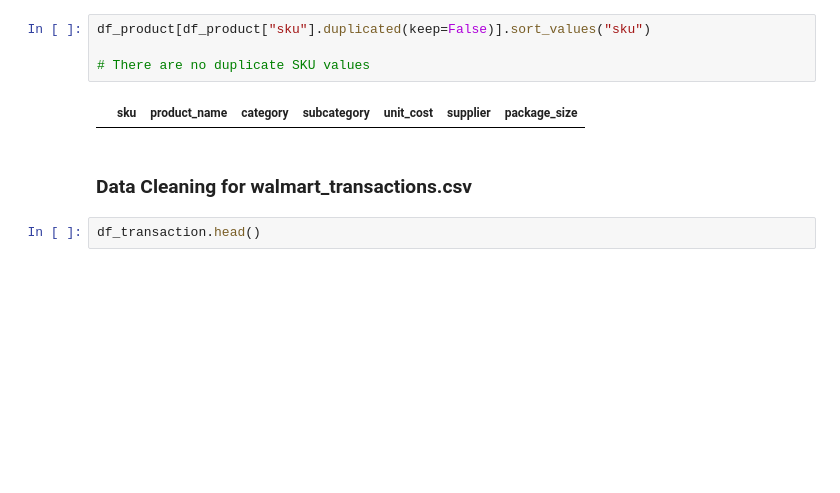
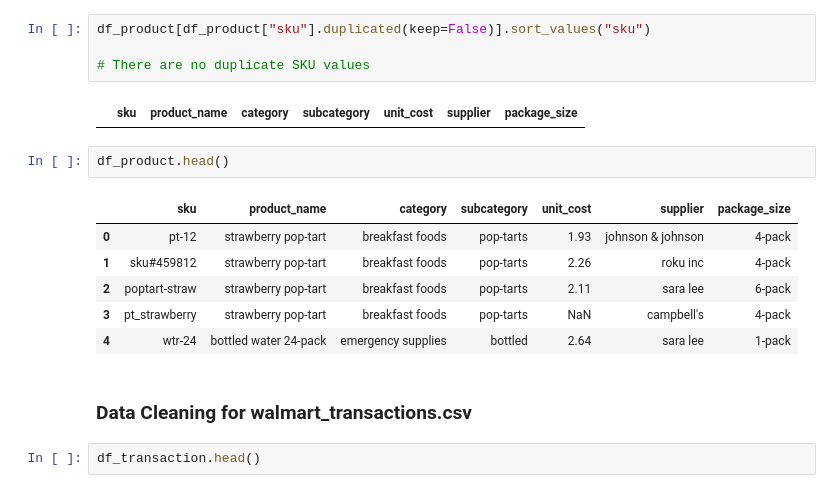
Before and after one commit to ekee7/walmart-hurricane-project, a Jupyter notebook: Walmart_Midterm_Notebook_(DS_2002).ipynb, the cells around one changed output. Cells and saved outputs as stored; diff of their text form; blank space fills up the shorter version.

```diff
--- a/Walmart_Midterm_Notebook_(DS_2002).ipynb
+++ b/Walmart_Midterm_Notebook_(DS_2002).ipynb
@@ -491,6 +522,15 @@ df_product[df_product["sku"].duplicated(keep=False)].sort_values("sku")
 # There are no duplicate SKU values
 # %% [output]
 |  | sku | product_name | category | subcategory | unit_cost | supplier | package_size |
+# %%
+df_product.head()
+# %% [output]
+|  | sku | product_name | category | subcategory | unit_cost | supplier | package_size |
+| 0 | pt-12 | strawberry pop-tart | breakfast foods | pop-tarts | 1.93 | johnson & johnson | 4-pack |
+| 1 | sku#459812 | strawberry pop-tart | breakfast foods | pop-tarts | 2.26 | roku inc | 4-pack |
+| 2 | poptart-straw | strawberry pop-tart | breakfast foods | pop-tarts | 2.11 | sara lee | 6-pack |
+| 3 | pt_strawberry | strawberry pop-tart | breakfast foods | pop-tarts | NaN | campbell's | 4-pack |
+| 4 | wtr-24 | bottled water 24-pack | emergency supplies | bottled | 2.64 | sara lee | 1-pack |
 # %% [markdown]
 ### **Data Cleaning for walmart_transactions.csv**
 # %%
```
Also changed, not shown: parts of 57 cells of this notebook.
